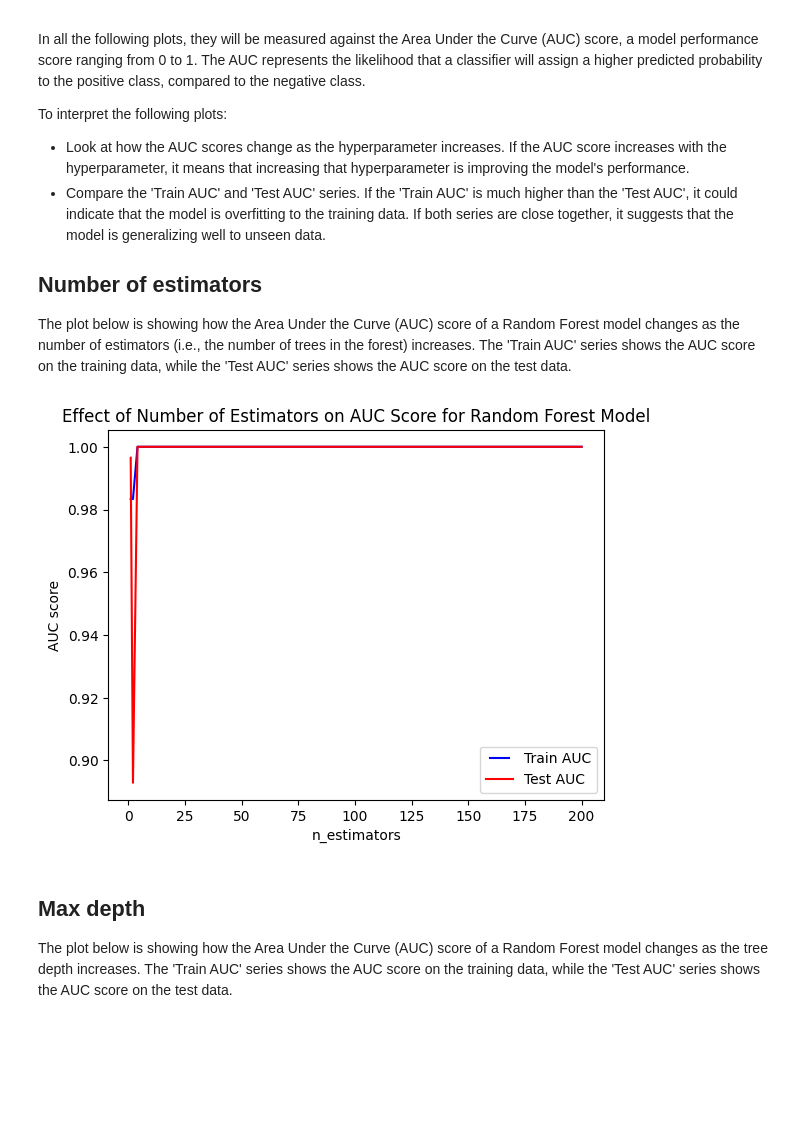
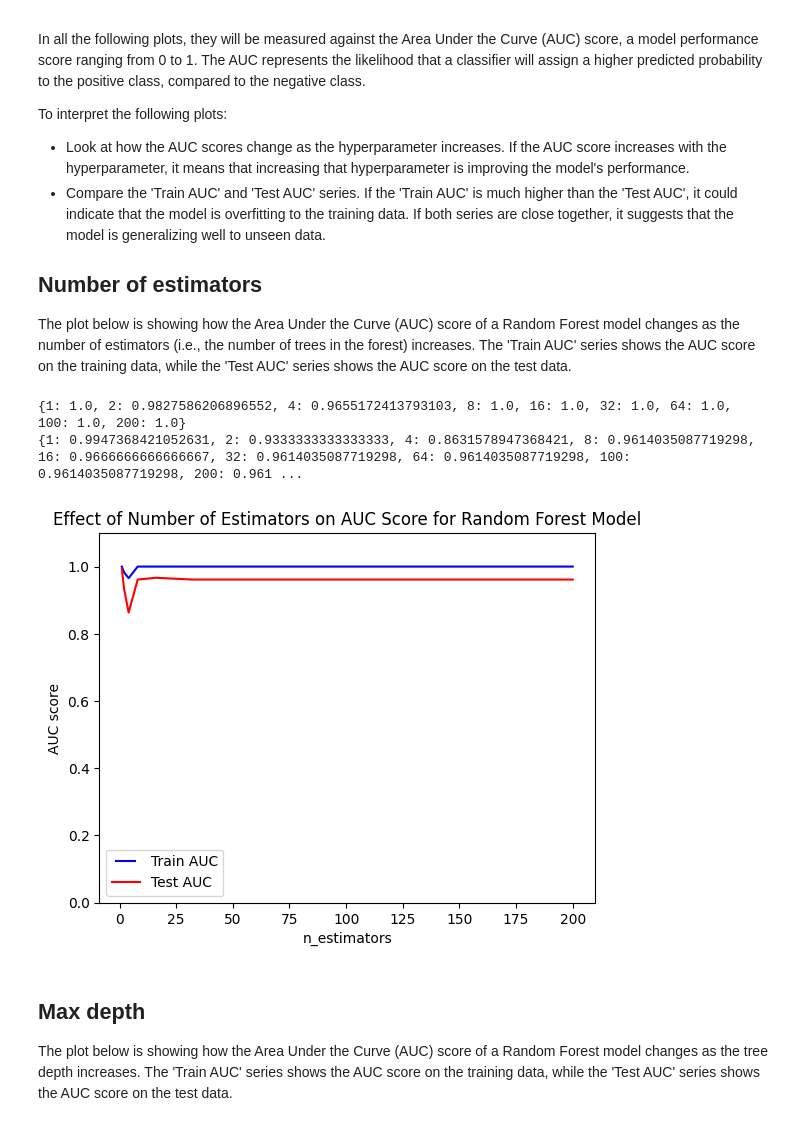
Before and after one commit to microsoft/viva-insights-sample-code, a Jupyter notebook: examples/utility-python/top-performers-rf.ipynb, the cells around one changed output. Drawn from its saved outputs; the diff is of its cells as text; code cells hidden in the pictures; blank space fills up the shorter version.

```diff
--- a/examples/utility-python/top-performers-rf.ipynb
+++ b/examples/utility-python/top-performers-rf.ipynb
@@ -260,15 +298,28 @@ for estimator in n_estimators:
     roc_auc = auc(false_positive_rate, true_positive_rate)
     test_results.append(roc_auc)
 
-line1, = plt.plot(n_estimators, train_results, 'b', label='Train AUC')
-line2, = plt.plot(n_estimators, test_results, 'r', label='Test AUC')
-plt.legend(handler_map={line1: HandlerLine2D(numpoints=2)})
-plt.title('Effect of Number of Estimators on AUC Score for Random Forest Model')
-plt.ylabel('AUC score')
-plt.xlabel('n_estimators')
-plt.show()
+# Create dictionary storing tuning results
+dict_train_hp_n_estimators = pd.Series(train_results, index = n_estimators).to_dict()
+dict_test_hp_n_estimators = pd.Series(test_results, index = n_estimators).to_dict()
+
+print(dict_train_hp_n_estimators)
+print(dict_test_hp_n_estimators)
 # %% [output]
-[figure, removed]
+{1: 1.0, 2: 0.9827586206896552, 4: 0.9655172413793103, 8: 1.0, 16: 1.0, 32: 1.0, 64: 1.0, 100: 1.0, 200: 1.0}
+{1: 0.9947368421052631, 2: 0.9333333333333333, 4: 0.8631578947368421, 8: 0.9614035087719298, 16: 0.9666666666666667, 32: 0.9614035087719298, 64: 0.9614035087719298, 100: 0.9614035087719298, 200: 0.961 ...
+# %%
+# Create plot
+line1, = plt.plot(n_estimators, train_results, 'b', label='Train AUC')
+line2, = plt.plot(n_estimators, test_results, 'r', label='Test AUC')
+
+plt.legend(handler_map={line1: HandlerLine2D(numpoints=2)})
+plt.ylim(0 , 1.1)
+plt.title('Effect of Number of Estimators on AUC Score for Random Forest Model')
+plt.ylabel('AUC score')
+plt.xlabel('n_estimators')
+plt.show()
+# %% [output]
+[figure, added]
 # %% [markdown]
 ## Max depth
 
```
Also changed, not shown: parts of 21 cells of this notebook.
